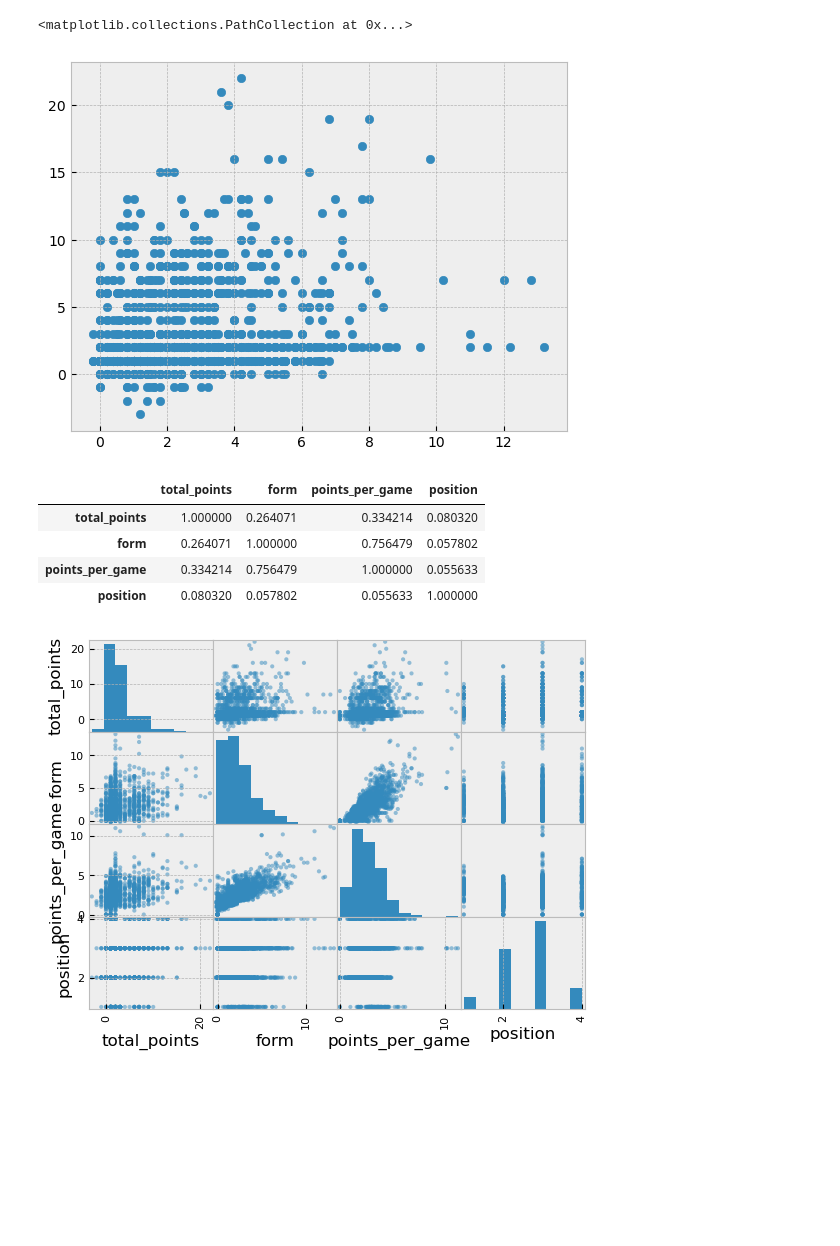
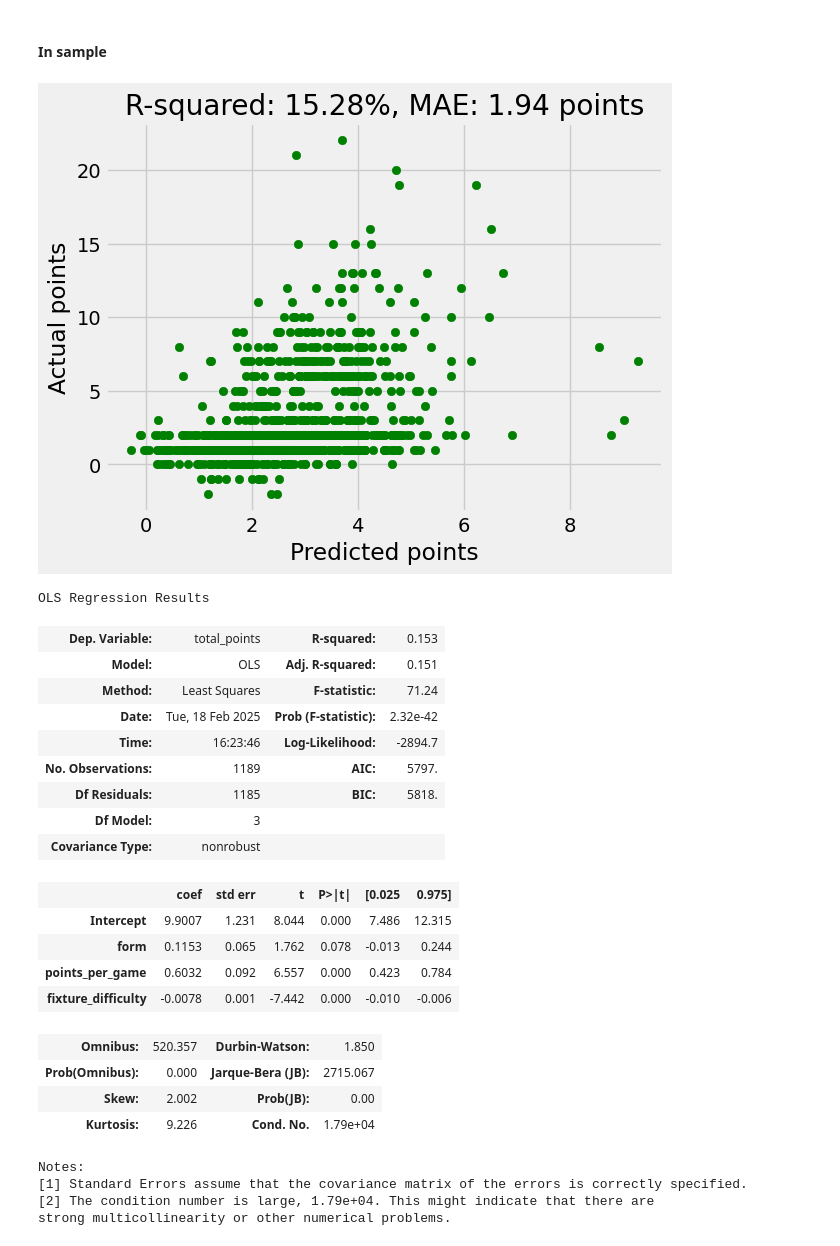
Before and after one commit to aav31/fpl-toolkit, a Jupyter notebook: regression.ipynb, the cells around one changed output. Saved outputs shown, nothing was run; the diff lists cells and outputs as text; code cells hidden in the pictures; blank space fills up the shorter version.

```diff
--- a/regression.ipynb
+++ b/regression.ipynb
@@ -1,5 +1,10 @@
 # %%
 import pandas as pd
+import numpy as np
+import statsmodels.formula.api as smf
+import statsmodels.api as sm
+import matplotlib.pyplot as plt
+plt.style.use("fivethirtyeight")
 from fpl import (
     Loader,
     Player,
@@ -84,22 +83,42 @@ TODO:
-# %%
-import matplotlib.pyplot as plt
-
-plt.style.use("bmh")
-# %%
-plt.scatter(x=df["form"], y=df["total_points"])
-# %% [output]
-<matplotlib.collections.PathCollection at 0x...>
-[figure, removed]
-# %%
-pd.plotting.scatter_matrix(df[["total_points", "form", "points_per_game", "position"]])
-df[["total_points", "form", "points_per_game", "position"]].corr()
-# %% [output]
-|  | total_points | form | points_per_game | position |
-| total_points | 1.000000 | 0.264071 | 0.334214 | 0.080320 |
-| form | 0.264071 | 1.000000 | 0.756479 | 0.057802 |
-| points_per_game | 0.334214 | 0.756479 | 1.000000 | 0.055633 |
-| position | 0.080320 | 0.057802 | 0.055633 | 1.000000 |
-[figure, old version]
+# %% [markdown]
+#### In sample
 # %%
-df_train = df[df["gameweek"] != 24]
-df_test = df[df["gameweek"] == 24]
+df_train = df[df["gameweek"] < 24].copy()
+model = smf.ols(formula="total_points ~ form + points_per_game + fixture_difficulty", data=df_train)
+fitted = model.fit()
+df_train["prediction"] = fitted.predict(df_train)
+df_train["residual"] = df_train["prediction"] - df_train["total_points"]
+mae_in_sample = np.mean(np.abs(df_train["residual"]))
+r2_in_sample = 1 - ( np.sum(df_train["residual"]**2) / np.sum((df_train['total_points'] - np.mean(df_train['total_points']))**2) )
+plt.scatter(df_train["prediction"], df_train["total_points"], color="green")
+plt.xlabel("Predicted points")
+plt.ylabel("Actual points")
+plt.title(f"R-squared: {round(100*r2_in_sample, 2)}%, MAE: {round(mae_in_sample, 2)} points")
+# plt.savefig('plot.png', dpi=300, bbox_inches='tight')
+plt.show()
+fitted.summary()
+# %% [output]
+[figure, added]
+OLS Regression Results
+| Dep. Variable: | total_points | R-squared: | 0.153 |
+| Model: | OLS | Adj. R-squared: | 0.151 |
+| Method: | Least Squares | F-statistic: | 71.24 |
+| Date: | Tue, 18 Feb 2025 | Prob (F-statistic): | 2.32e-42 |
+| Time: | 16:23:46 | Log-Likelihood: | -2894.7 |
+| No. Observations: | 1189 | AIC: | 5797. |
+| Df Residuals: | 1185 | BIC: | 5818. |
+| Df Model: | 3 |  |  |
+| Covariance Type: | nonrobust |  |  |
+|  | coef | std err | t | P>|t| | [0.025 | 0.975] |
+| Intercept | 9.9007 | 1.231 | 8.044 | 0.000 | 7.486 | 12.315 |
+| form | 0.1153 | 0.065 | 1.762 | 0.078 | -0.013 | 0.244 |
+| points_per_game | 0.6032 | 0.092 | 6.557 | 0.000 | 0.423 | 0.784 |
+| fixture_difficulty | -0.0078 | 0.001 | -7.442 | 0.000 | -0.010 | -0.006 |
+| Omnibus: | 520.357 | Durbin-Watson: | 1.850 |
+| Prob(Omnibus): | 0.000 | Jarque-Bera (JB): | 2715.067 |
+| Skew: | 2.002 | Prob(JB): | 0.00 |
+| Kurtosis: | 9.226 | Cond. No. | 1.79e+04 |
+Notes:
+[1] Standard Errors assume that the covariance matrix of the errors is correctly specified.
+[2] The condition number is large, 1.79e+04. This might indicate that there are
+strong multicollinearity or other numerical problems.
```
Also changed, not shown: parts of 13 cells of this notebook, 2 other files.
